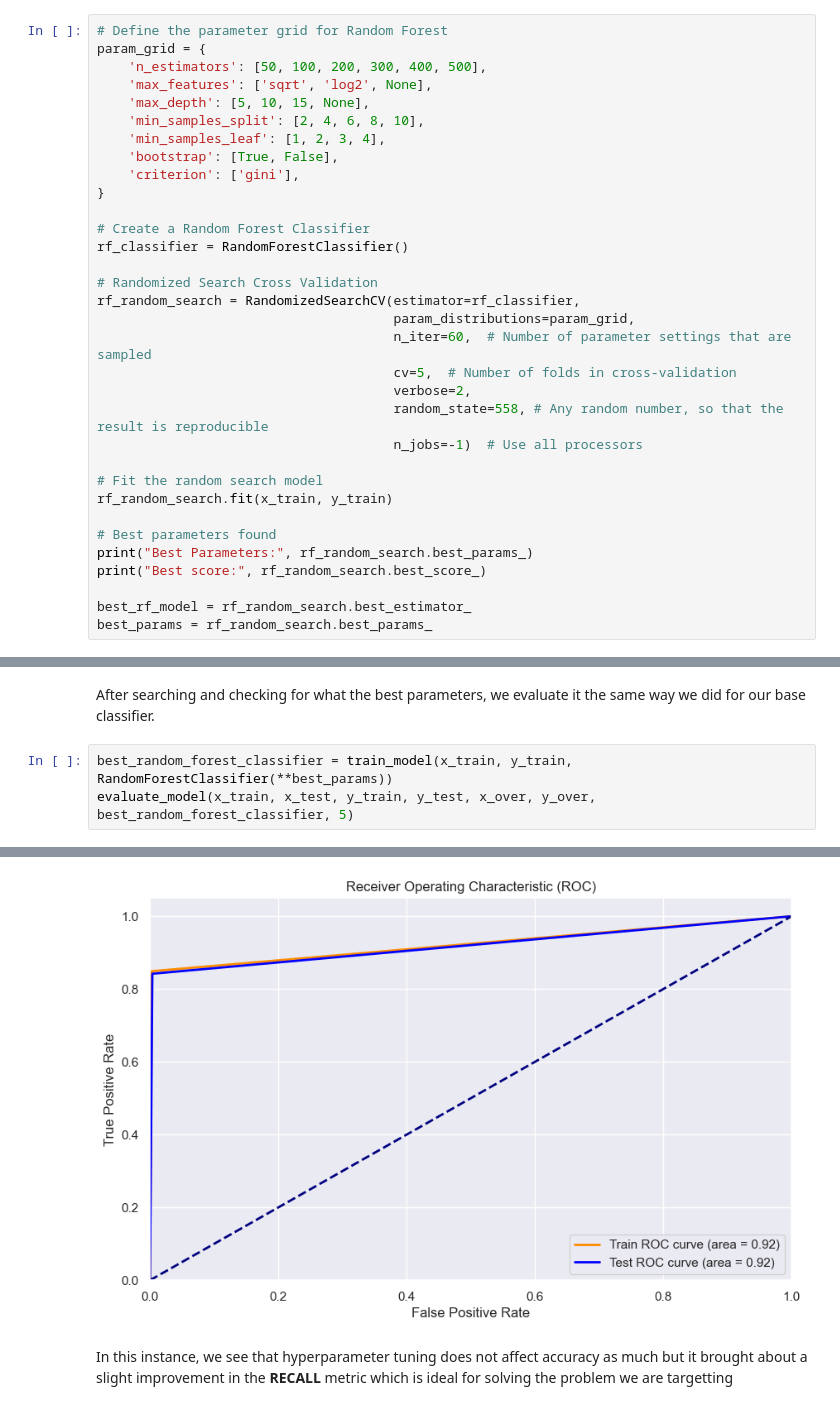
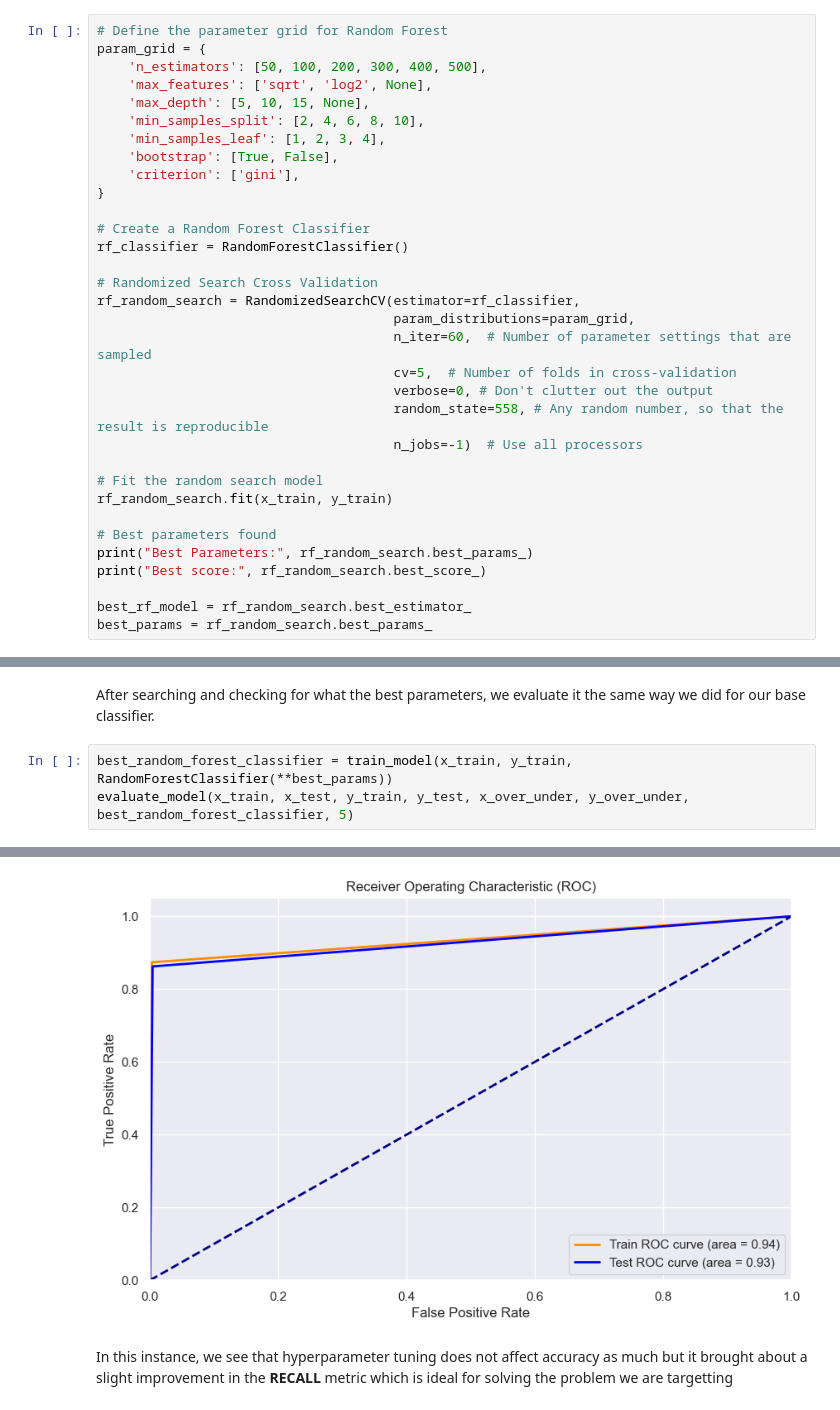
Before and after one commit to lczm/NTU-SC1015, a Jupyter notebook: Spaceship.ipynb, the cells around one changed output, grey strips where cells are left out. Saved outputs shown, nothing was run; the diff lists cells and outputs as text.

```diff
--- a/Spaceship.ipynb
+++ b/Spaceship.ipynb
@@ -777,7 +777,7 @@ rf_random_search = RandomizedSearchCV(estimator=rf_classifier,
                                       param_distributions=param_grid,
                                       n_iter=60,  # Number of parameter settings that are sampled
                                       cv=5,  # Number of folds in cross-validation
-                                      verbose=2,
+                                      verbose=0, # Don't clutter out the output
                                       random_state=558, # Any random number, so that the result is reproducible
                                       n_jobs=-1)  # Use all processors
 
@@ -812,5 +797,5 @@ Best score: 0.97770689669175
 After searching and checking for what the best parameters, we evaluate it the same way we did for our base classifier.
 # %%
 best_random_forest_classifier = train_model(x_train, y_train, RandomForestClassifier(**best_params))
-evaluate_model(x_train, x_test, y_train, y_test, x_over, y_over, best_random_forest_classifier, 5)
+evaluate_model(x_train, x_test, y_train, y_test, x_over_under, y_over_under, best_random_forest_classifier, 5)
 # %% [output]
@@ -835,3 +820,3 @@ F1 score :       0.9004542305027331
-[figure, old version]
+[figure, new version]
 # %% [markdown]
 In this instance, we see that hyperparameter tuning does not affect accuracy as much but it brought about a slight improvement in the **RECALL** metric which is ideal for solving the problem we are targetting
```
Also changed, not shown: parts of 13 cells of this notebook.
